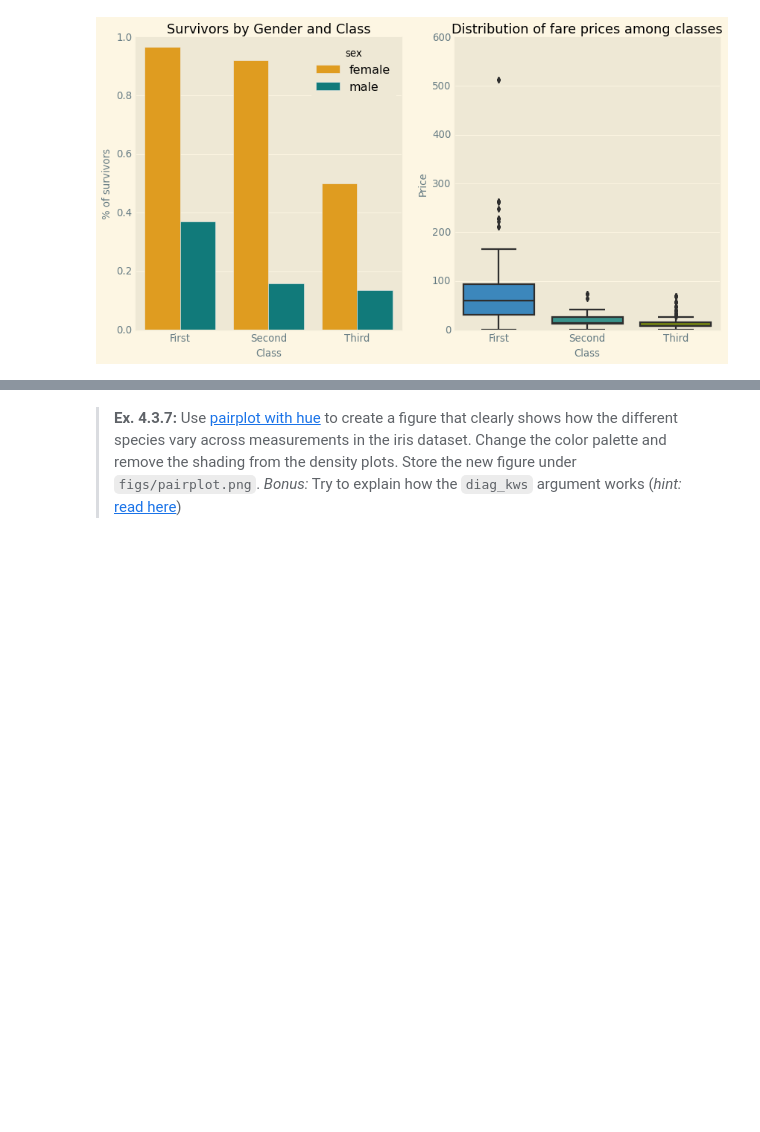
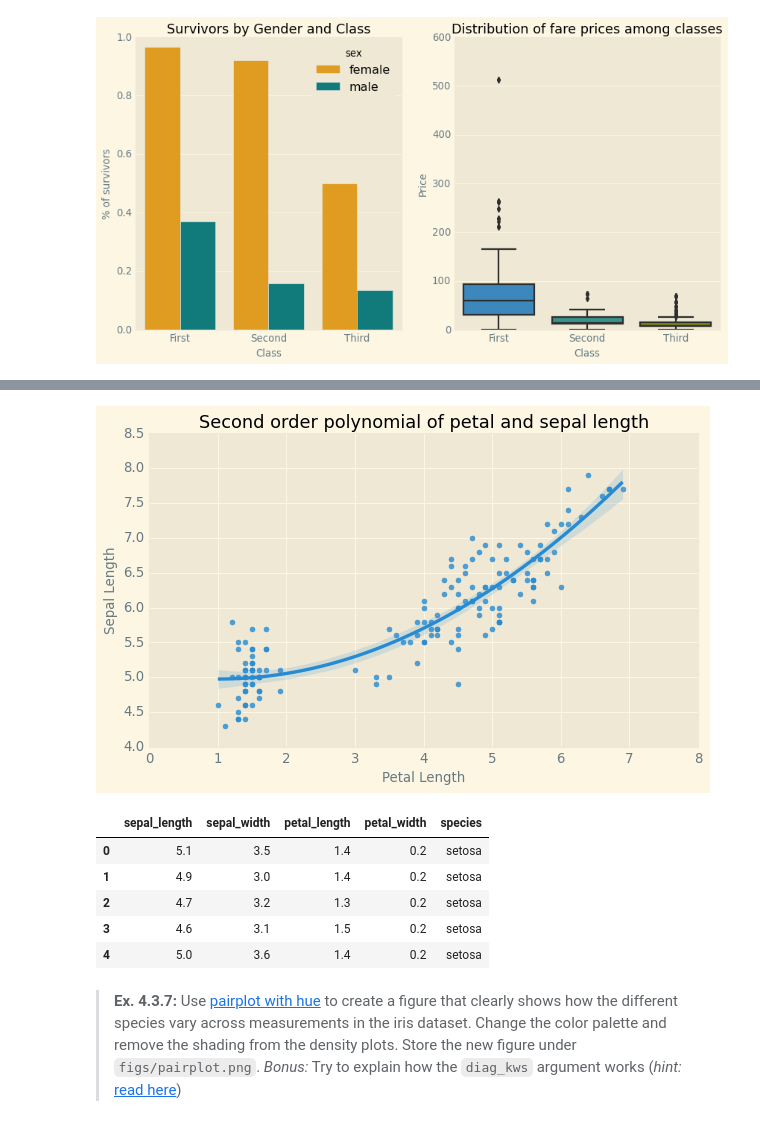
Before and after one commit to Gr-Elena/isds2023_group31, a Jupyter notebook: assignment_1_elena.ipynb, the cells around one changed output, grey strips where cells are left out. Drawn from its saved outputs; the diff is of its cells as text; code cells hidden in the pictures; blank space fills up the shorter version.

```diff
--- a/assignment_1_elena.ipynb
+++ b/assignment_1_elena.ipynb
@@ -661,2 +658,29 @@ raise NotImplementedError()
+# %%
+iris = sns.load_dataset('iris')
+
+fig, ax = plt.subplots(figsize=(7, 4))
+sns.regplot(x='petal_length', y='sepal_length', data=iris, order=2)
+plt.title('Second order polynomial of petal and sepal length')
+plt.xlabel('Petal Length')
+plt.ylabel('Sepal Length')
+
+plt.show()
+
+"""
+Second order polinom (via Scatterplot) is representative to show dependancy of petal and sepal proportions.
+To improve polinomial fitting data can be separately taken for each of species
+"""
+
+fig.savefig(fp_figs / "iris.png", bbox_inches='tight')
+
+iris.head(5)
+# %% [output]
+[figure, added]
+|  | sepal_length | sepal_width | petal_length | petal_width | species |
+| 0 | 5.1 | 3.5 | 1.4 | 0.2 | setosa |
+| 1 | 4.9 | 3.0 | 1.4 | 0.2 | setosa |
+| 2 | 4.7 | 3.2 | 1.3 | 0.2 | setosa |
+| 3 | 4.6 | 3.1 | 1.5 | 0.2 | setosa |
+| 4 | 5.0 | 3.6 | 1.4 | 0.2 | setosa |
 # %% [markdown]
 > **Ex. 4.3.7:** Use [pairplot with hue](https://seaborn.pydata.org/generated/seaborn.pairplot.html) to create a figure that clearly shows how the different species vary across measurements in the iris dataset. Change the color palette and remove the shading from the density plots. Store the new figure under `figs/pairplot.png`. _Bonus:_ Try to explain how the `diag_kws` argument works (_hint:_ [read here](https://stackoverflow.com/questions/1769403/understanding-kwargs-in-python))
```
Also changed, not shown: parts of 3 cells of this notebook.
